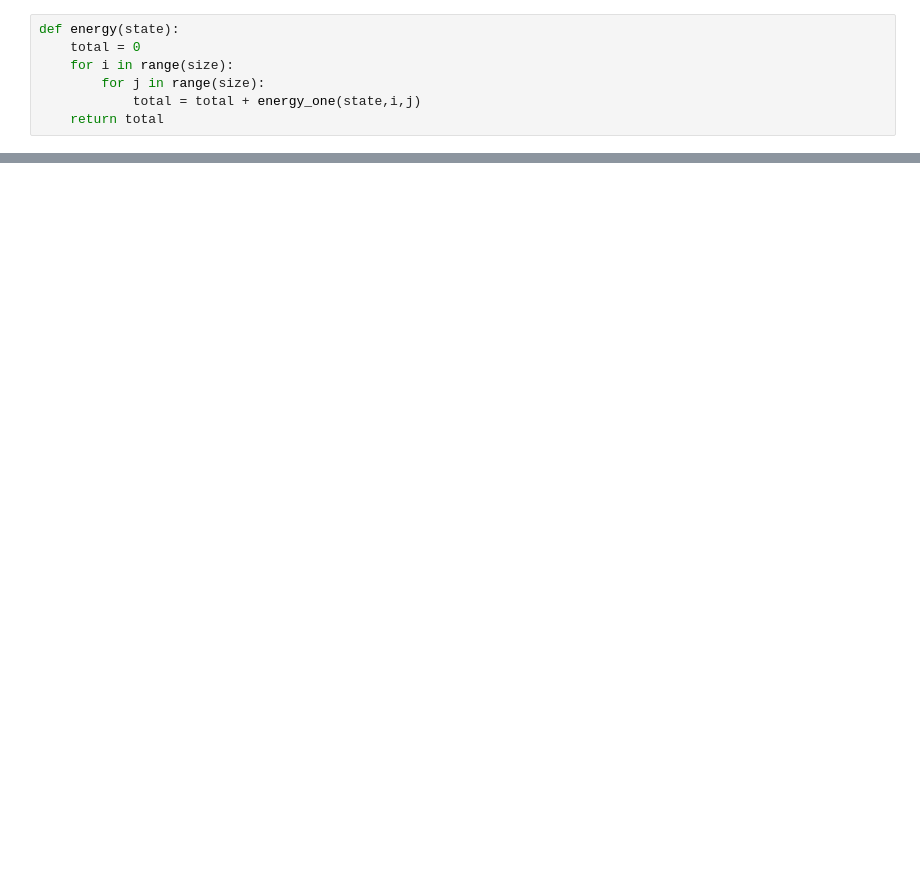
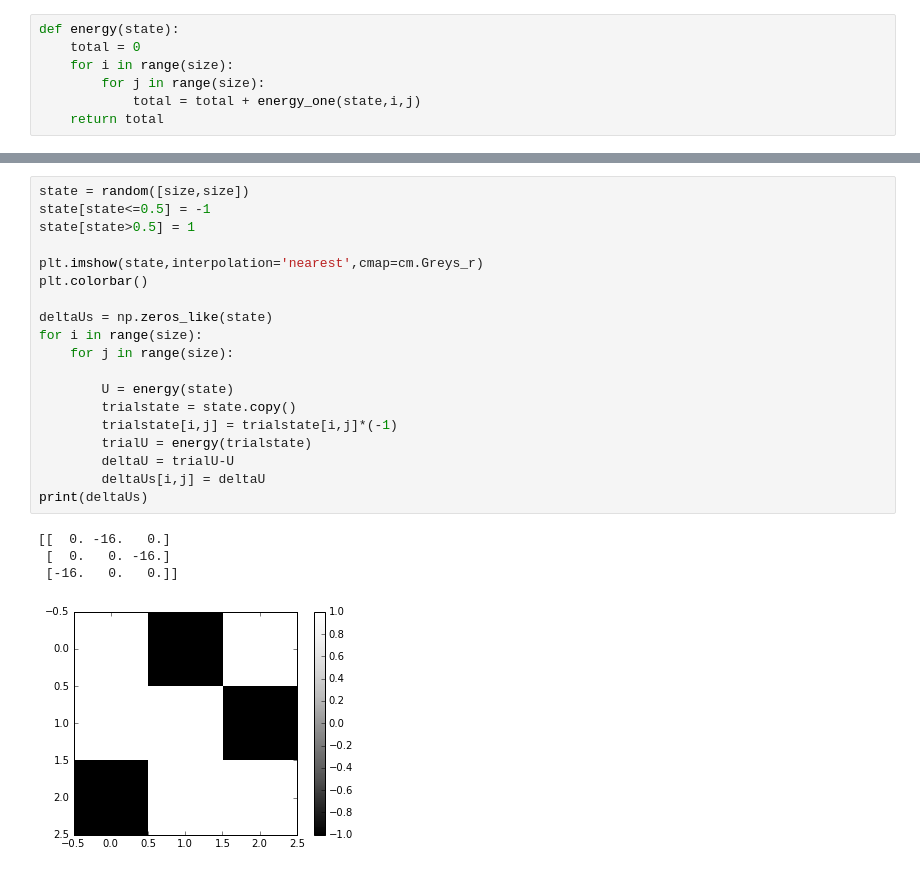
Before and after one commit to mglerner/IntroToStatMechAndThermal, a Jupyter notebook: Chapter8/SimpleIsing.ipynb, the cells around one changed output, grey strips where cells are left out. Drawn from its saved outputs; the diff is of its cells as text; blank space fills up the shorter version.

```diff
--- a/Chapter8/SimpleIsing.ipynb
+++ b/Chapter8/SimpleIsing.ipynb
@@ -65,0 +128,24 @@ print energy(state)
+# %%
+state = random([size,size])
+state[state<=0.5] = -1
+state[state>0.5] = 1
+
+plt.imshow(state,interpolation='nearest',cmap=cm.Greys_r)
+plt.colorbar()
+
+deltaUs = np.zeros_like(state)
+for i in range(size):
+    for j in range(size):
+
+        U = energy(state)
+        trialstate = state.copy()
+        trialstate[i,j] = trialstate[i,j]*(-1)
+        trialU = energy(trialstate)
+        deltaU = trialU-U
+        deltaUs[i,j] = deltaU
+print(deltaUs)
+# %% [output]
+[[  0. -16.   0.]
+ [  0.   0. -16.]
+ [-16.   0.   0.]]
+[figure, added]
```
Also changed, not shown: parts of 19 cells of this notebook, 2 other files.
